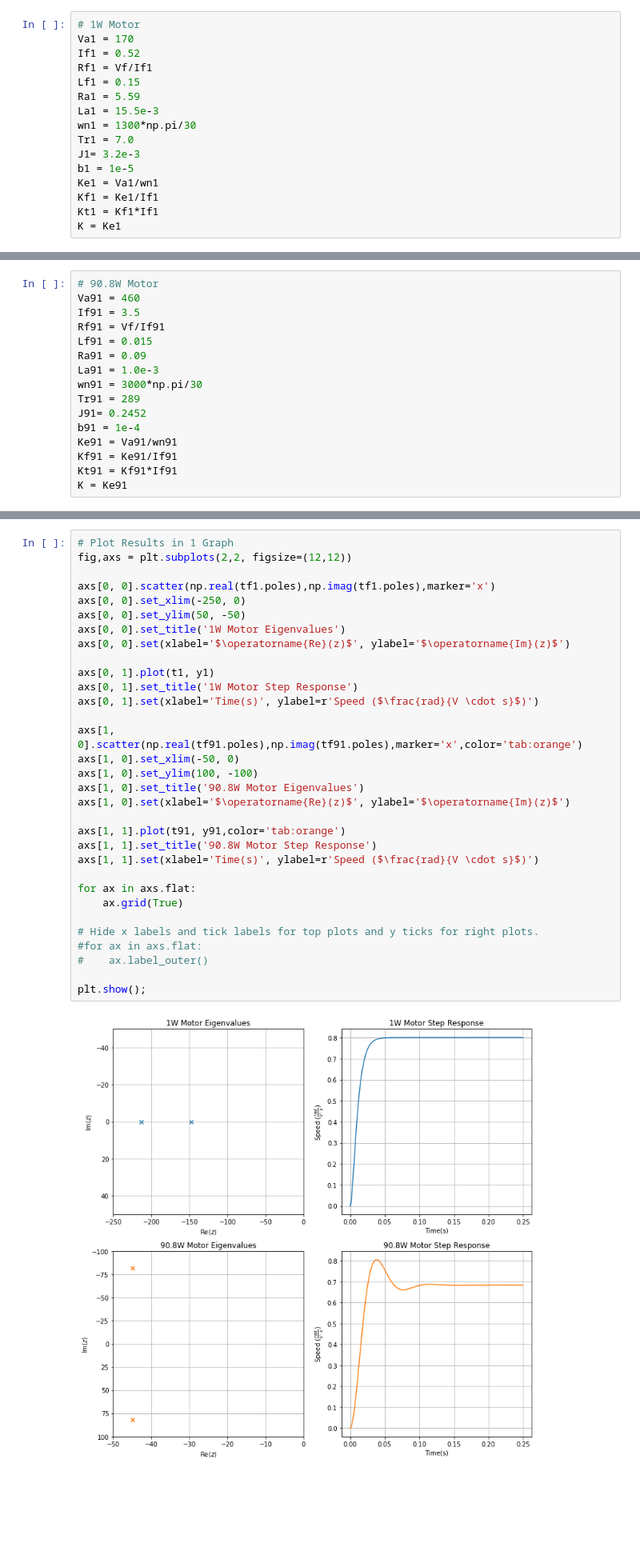
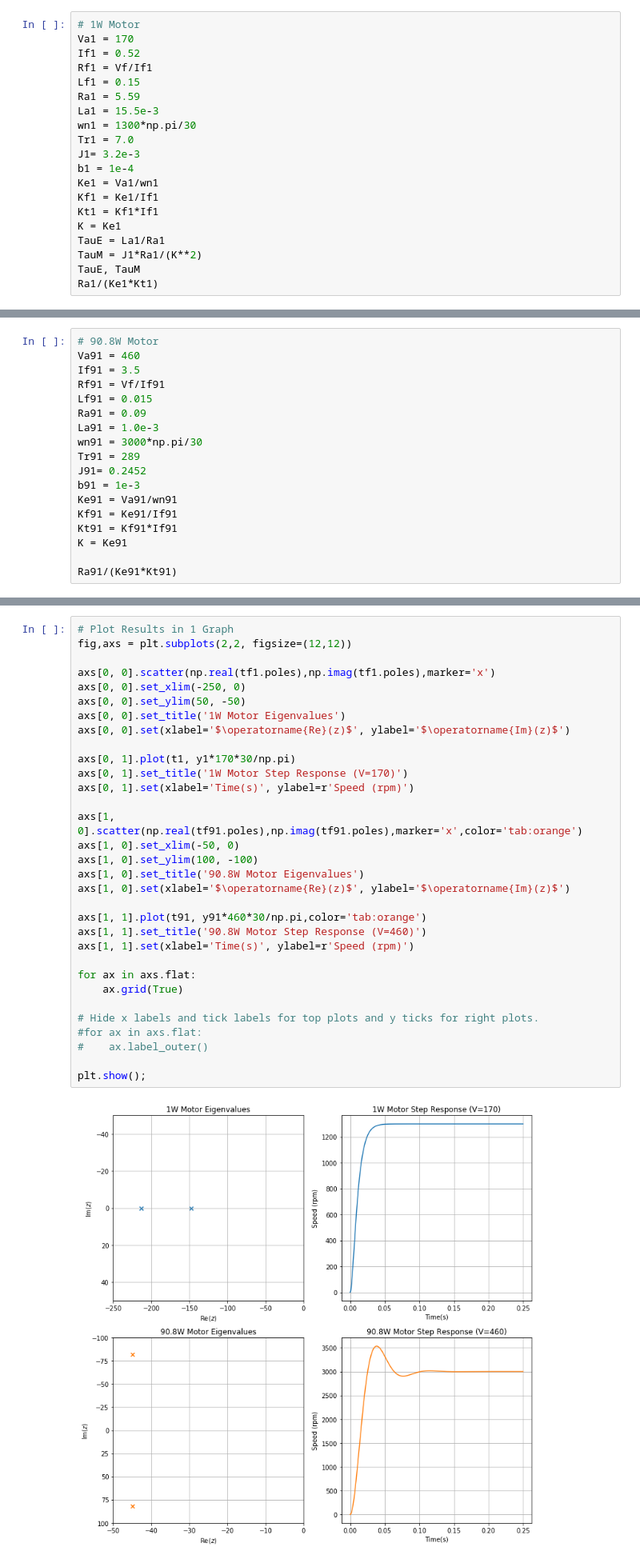
Before and after one commit to kegedy/UWEE560, a Jupyter notebook: hw/kevin/HW01.ipynb, the cells around one changed output, grey strips where cells are left out. Shown at 80% size. Saved outputs shown, nothing was run; the diff lists cells and outputs as text; blank space fills up the shorter version.

```diff
--- a/hw/kevin/HW01.ipynb
+++ b/hw/kevin/HW01.ipynb
@@ -232,8 +232,12 @@ La1 = 15.5e-3
 wn1 = 1300*np.pi/30
 Tr1 = 7.0
 J1= 3.2e-3
-b1 = 1e-5
+b1 = 1e-4
 Ke1 = Va1/wn1
 Kf1 = Ke1/If1
 Kt1 = Kf1*If1
 K = Ke1
+TauE = La1/Ra1
+TauM = J1*Ra1/(K**2)
+TauE, TauM
+Ra1/(Ke1*Kt1)
@@ -275,8 +289,10 @@ La91 = 1.0e-3
 wn91 = 3000*np.pi/30
 Tr91 = 289
 J91= 0.2452
-b91 = 1e-4
+b91 = 1e-3
 Ke91 = Va91/wn91
 Kf91 = Ke91/If91
 Kt91 = Kf91*If91
 K = Ke91
+
+Ra91/(Ke91*Kt91)
@@ -308,37 +326,37 @@ plt.show();
 # %%
 # Plot Results in 1 Graph
 fig,axs = plt.subplots(2,2, figsize=(12,12))
 
 axs[0, 0].scatter(np.real(tf1.poles),np.imag(tf1.poles),marker='x')
 axs[0, 0].set_xlim(-250, 0)
 axs[0, 0].set_ylim(50, -50)
 axs[0, 0].set_title('1W Motor Eigenvalues')
 axs[0, 0].set(xlabel='$\operatorname{Re}(z)$', ylabel='$\operatorname{Im}(z)$')
 
-axs[0, 1].plot(t1, y1)
-axs[0, 1].set_title('1W Motor Step Response')
-axs[0, 1].set(xlabel='Time(s)', ylabel=r'Speed ($\frac{rad}{V \cdot s}$)')
+axs[0, 1].plot(t1, y1*170*30/np.pi)
+axs[0, 1].set_title('1W Motor Step Response (V=170)')
+axs[0, 1].set(xlabel='Time(s)', ylabel=r'Speed (rpm)')
 
 axs[1, 0].scatter(np.real(tf91.poles),np.imag(tf91.poles),marker='x',color='tab:orange')
 axs[1, 0].set_xlim(-50, 0)
 axs[1, 0].set_ylim(100, -100)
 axs[1, 0].set_title('90.8W Motor Eigenvalues')
 axs[1, 0].set(xlabel='$\operatorname{Re}(z)$', ylabel='$\operatorname{Im}(z)$')
 
-axs[1, 1].plot(t91, y91,color='tab:orange')
-axs[1, 1].set_title('90.8W Motor Step Response')
-axs[1, 1].set(xlabel='Time(s)', ylabel=r'Speed ($\frac{rad}{V \cdot s}$)')
+axs[1, 1].plot(t91, y91*460*30/np.pi,color='tab:orange')
+axs[1, 1].set_title('90.8W Motor Step Response (V=460)')
+axs[1, 1].set(xlabel='Time(s)', ylabel=r'Speed (rpm)')
 
 for ax in axs.flat:
     ax.grid(True)
 
 # Hide x labels and tick labels for top plots and y ticks for right plots.
 #for ax in axs.flat:
 #    ax.label_outer()
 
 plt.show();
 # %% [output]
-[figure, old version]
+[figure, new version]
 # %% [markdown]
 #### Speed Torque
 # %% [markdown]
```
Also changed, not shown: parts of 22 cells of this notebook, 13 other files.
